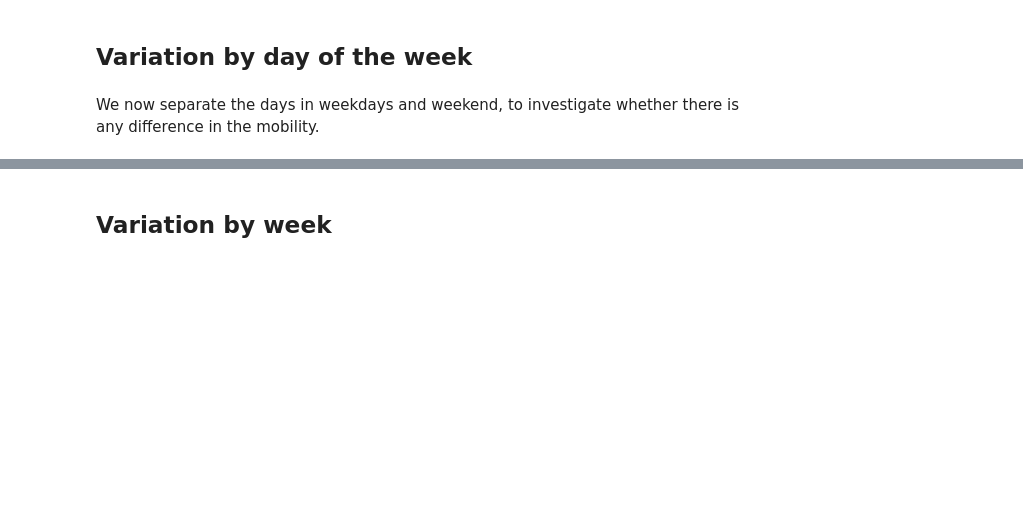
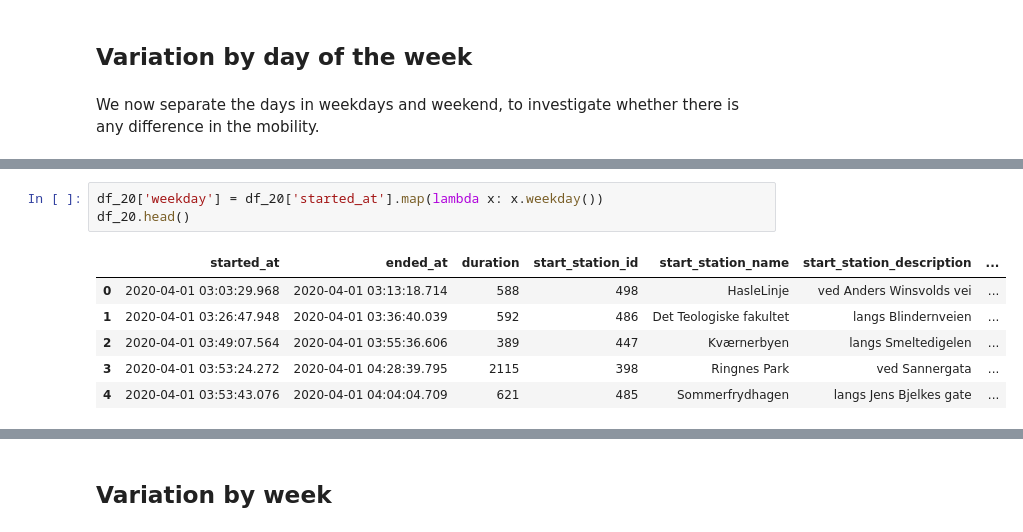
Before and after one commit to Cucni/oslo-bikes-mobility-data, a Jupyter notebook: April.ipynb, the cells around one changed output, grey strips where cells are left out. Cells and saved outputs as stored; diff of their text form; blank space fills up the shorter version.

```diff
--- a/April.ipynb
+++ b/April.ipynb
@@ -376,2 +386,12 @@ We now separate the days in weekdays and weekend, to investigate whether there i
+# %%
+df_20['weekday'] = df_20['started_at'].map(lambda x: x.weekday())
+df_20.head()
+# %% [output]
+|  | started_at | ended_at | duration | start_station_id | start_station_name | start_station_description | ... |
+| 0 | 2020-04-01 03:03:29.968 | 2020-04-01 03:13:18.714 | 588 | 498 | HasleLinje | ved Anders Winsvolds vei | ... |
+| 1 | 2020-04-01 03:26:47.948 | 2020-04-01 03:36:40.039 | 592 | 486 | Det Teologiske fakultet | langs Blindernveien | ... |
+| 2 | 2020-04-01 03:49:07.564 | 2020-04-01 03:55:36.606 | 389 | 447 | Kværnerbyen | langs Smeltedigelen | ... |
+| 3 | 2020-04-01 03:53:24.272 | 2020-04-01 04:28:39.795 | 2115 | 398 | Ringnes Park | ved Sannergata | ... |
+| 4 | 2020-04-01 03:53:43.076 | 2020-04-01 04:04:04.709 | 621 | 485 | Sommerfrydhagen | langs Jens Bjelkes gate | ... |
 # %%
 df = pd.concat([df_19,df_20])
```
Also changed, not shown: parts of 6 cells of this notebook.
